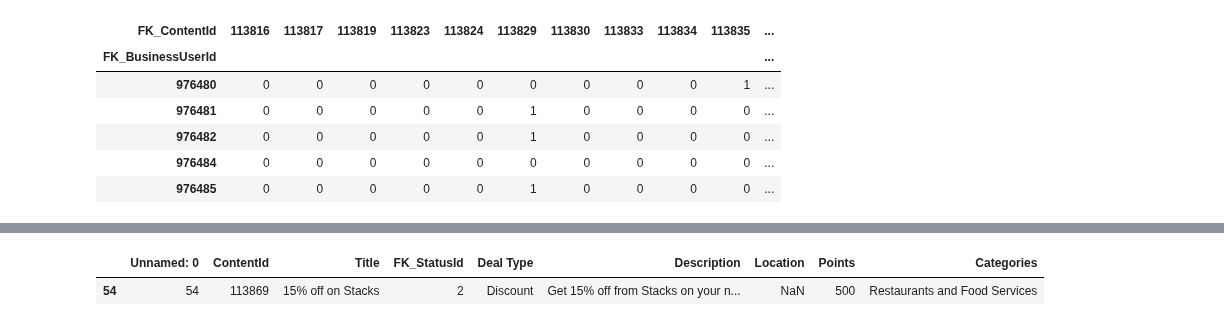
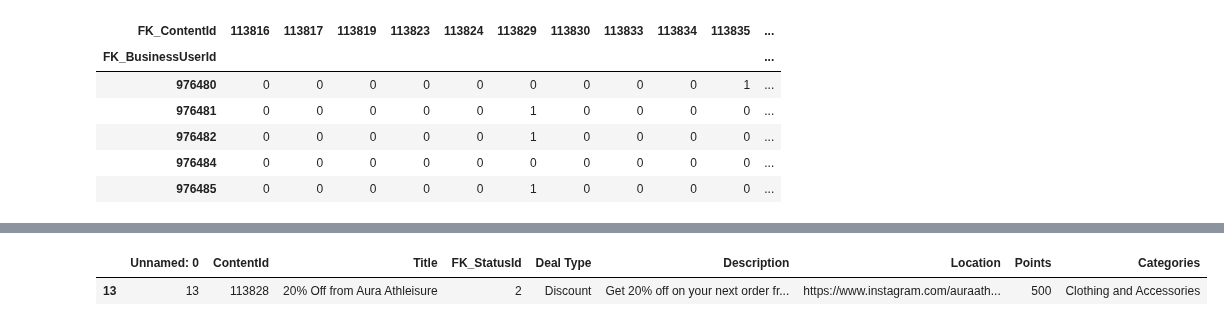
Before and after one commit to DboukAli98/KFHXRelatedAi, a Jupyter notebook: NoteBooks/Model Generation/Final_Model.ipynb, the cells around one changed output, grey strips where cells are left out. Saved outputs shown, nothing was run; the diff lists cells and outputs as text; code cells hidden in the pictures.

```diff
--- a/NoteBooks/Model Generation/Final_Model.ipynb
+++ b/NoteBooks/Model Generation/Final_Model.ipynb
@@ -443,3 +455,5 @@ def hybrid_recommendation_system(user_id, model,user_item_matrix, deal_embedding
             break
 
     return final_recommendations
+# %%
+deals_data = deals_data.drop(columns=['Unnamed: 0'])
@@ -496,8 +551,8 @@ Content-Based Recommended deal: 115013, Score: 0.5751271851125199, Category: Ent
 # %%
-specific_content_id = 113869,
+specific_content_id = 113828,
 result = deals_data[deals_data['ContentId'] == specific_content_id]
 
 result
 # %% [output]
 |  | Unnamed: 0 | ContentId | Title | FK_StatusId | Deal Type | Description | Location | Points | Categories |
-| 54 | 54 | 113869 | 15% off on Stacks | 2 | Discount | Get 15% off from Stacks on your n... | NaN | 500 | Restaurants and Food Services |
+| 13 | 13 | 113828 | 20% Off from Aura Athleisure | 2 | Discount | Get 20% off on your next order fr... | https://www.instagram.com/auraath... | 500 | Clothing and Accessories |
```
Also changed, not shown: parts of 9 cells of this notebook.
